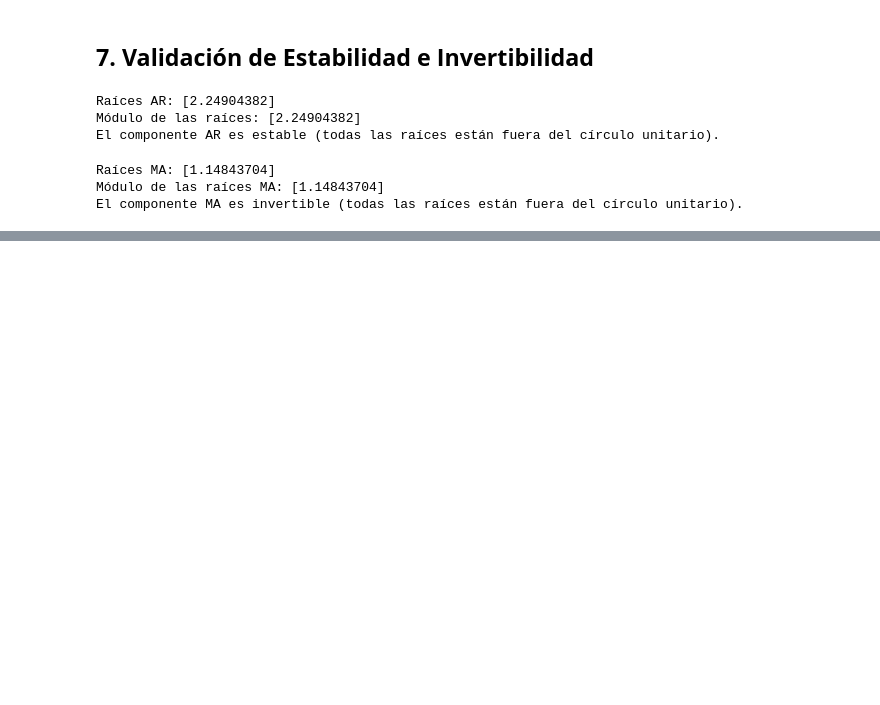
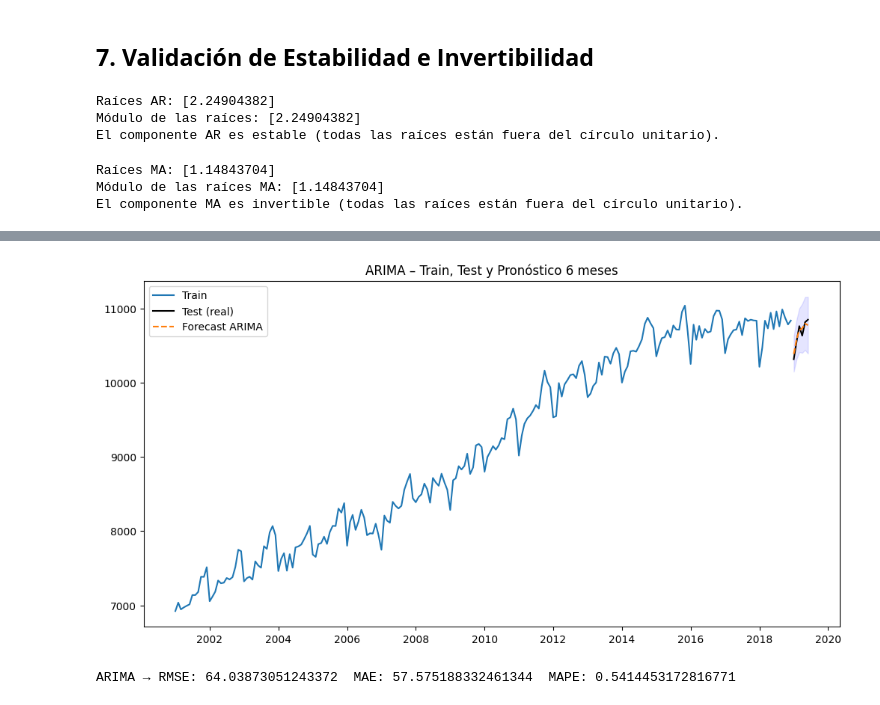
Before and after one commit to JulianEspinosaUrresti/ProyectoI-MIAA-2025, a Jupyter notebook: Taller_3.ipynb, the cells around one changed output, grey strips where cells are left out. Saved outputs shown, nothing was run; the diff lists cells and outputs as text; code cells hidden in the pictures; blank space fills up the shorter version.

```diff
--- a/Taller_3.ipynb
+++ b/Taller_3.ipynb
@@ -367,0 +468,15 @@ El componente MA es invertible (todas las raíces están fuera del círculo unit
+# %%
+# --- Pronóstico ARIMA h=6 sobre el test ---
+y_forec, conf_int = model.predict(
+    n_periods=h,           # 👈 importante: h = len(test)
+    return_conf_int=True,
+    alpha=0.05
+)
+
+preds_arima = pd.DataFrame(
+    np.column_stack([y_forec, conf_int[:, 0], conf_int[:, 1]]),
+    columns=["Point_forecast", "lower_95", "upper_95"],
+    index=test_td_2.index    # 👈 fechas reales del test
+)
+
+print(preds_arima.head())
@@ -367,0 +491,32 @@ El componente MA es invertible (todas las raíces están fuera del círculo unit
+# %%
+fig = plt.figure(figsize=(12, 6))
+plt.plot(train_td_2.index, train_td_2["Ocupados"], label="Train")
+plt.plot(test_td_2.index,  test_td_2["Ocupados"],  label="Test (real)", color="black")
+plt.plot(preds_arima.index, preds_arima["Point_forecast"],
+         label="Forecast ARIMA", linestyle="--")
+plt.fill_between(
+    preds_arima.index,
+    preds_arima["lower_95"],
+    preds_arima["upper_95"],
+    color="blue", alpha=0.1
+)
+plt.legend()
+plt.title("ARIMA – Train, Test y Pronóstico 6 meses")
+plt.show()
+# %% [output]
+[figure, added]
+# %%
+def eval_forecast(y_true, y_pred):
+    rmse = sqrt(mean_squared_error(y_true, y_pred))
+    mae  = mean_absolute_error(y_true, y_pred)
+    mape = np.mean(np.abs((y_true - y_pred) / y_true)) * 100
+    return rmse, mae, mape
+
+rmse_arima, mae_arima, mape_arima = eval_forecast(
+    test_td_2["Ocupados"],
+    preds_arima["Point_forecast"]
+)
+
+print("ARIMA → RMSE:", rmse_arima, " MAE:", mae_arima, " MAPE:", mape_arima)
+# %% [output]
+ARIMA → RMSE: 64.03873051243372  MAE: 57.575188332461344  MAPE: 0.5414453172816771
```
Also changed, not shown: parts of 15 cells of this notebook.
